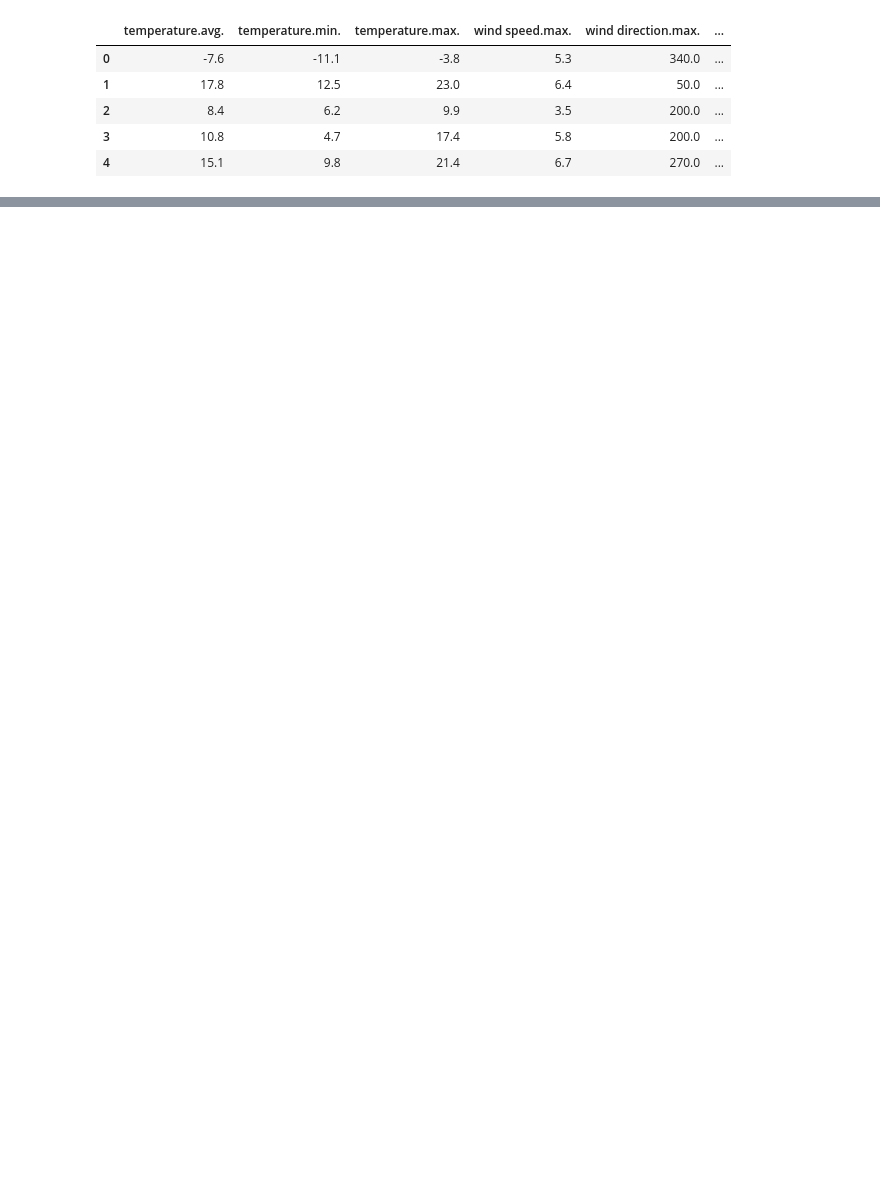
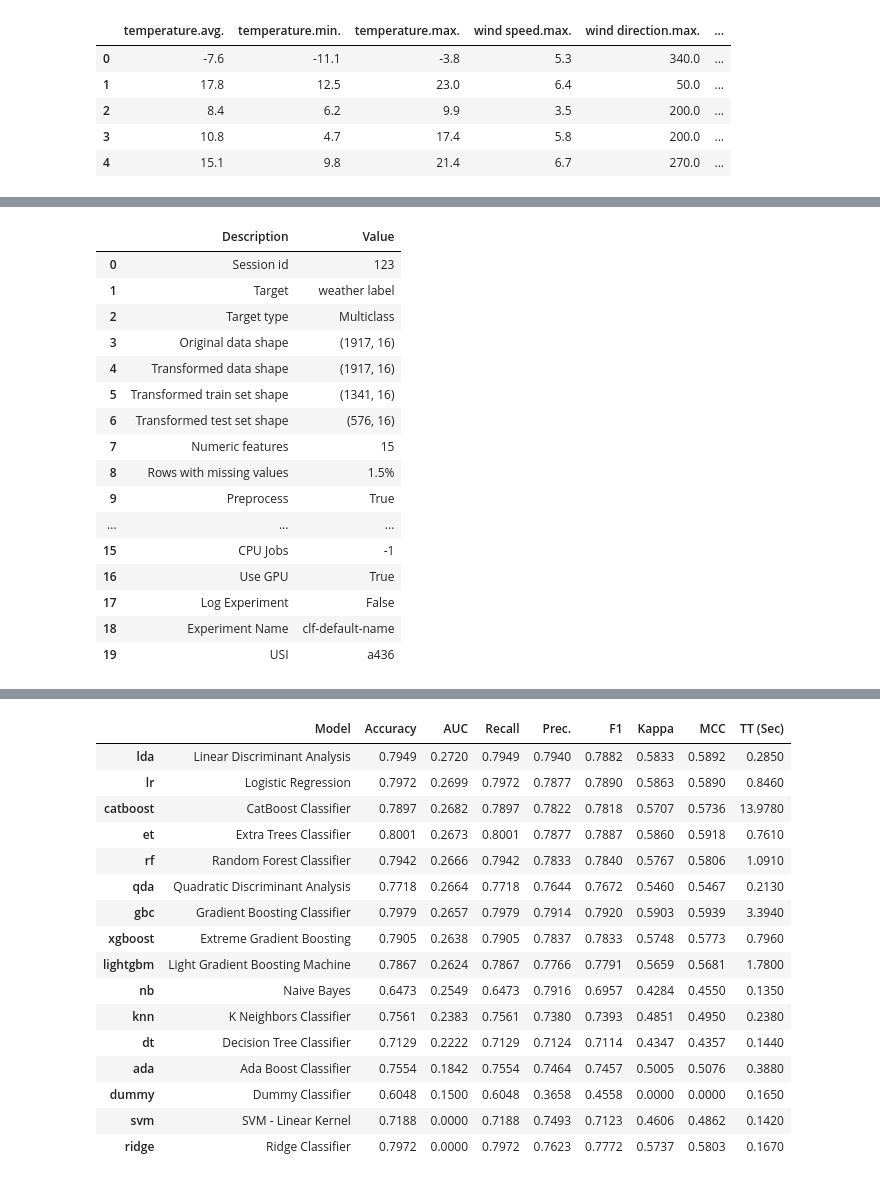
Before and after one commit to hyuntae99/Multivariate-Data-Analysis, a Jupyter notebook: pycaret.ipynb, the cells around one changed output, grey strips where cells are left out. Drawn from its saved outputs; the diff is of its cells as text; code cells hidden in the pictures; blank space fills up the shorter version.

```diff
--- a/pycaret.ipynb
+++ b/pycaret.ipynb
@@ -677,0 +693,26 @@ Fitting 10 folds for each of 10 candidates, totalling 100 fits
+# %%
+from pycaret.classification import *
+train = dataset.sample(frac=0.75, random_state=786) # 데이터 분리
+test = dataset.drop(train.index)
+train.reset_index(inplace=True, drop=True)
+test.reset_index(inplace=True, drop=True)
+exp_clf = setup(data = train, target = 'weather label', session_id=123, use_gpu = True)
+best_model = compare_models(sort="AUC")
+# %% [output]
+|  | Description | Value |
+| 0 | Session id | 123 |
+| 1 | Target | weather label |
+| 2 | Target type | Multiclass |
+| 3 | Original data shape | (1917, 16) |
+| 4 | Transformed data shape | (1917, 16) |
+| 5 | Transformed train set shape | (1341, 16) |
+| 6 | Transformed test set shape | (576, 16) |
+| 7 | Numeric features | 15 |
+| 8 | Rows with missing values | 1.5% |
+| 9 | Preprocess | True |
+| ... | ... | ... |
+| 15 | CPU Jobs | -1 |
+| 16 | Use GPU | True |
+| 17 | Log Experiment | False |
+| 18 | Experiment Name | clf-default-name |
+| 19 | USI | a436 |
@@ -677,0 +720,17 @@ Fitting 10 folds for each of 10 candidates, totalling 100 fits
+|  | Model | Accuracy | AUC | Recall | Prec. | F1 | Kappa | MCC | TT (Sec) |
+| lda | Linear Discriminant Analysis | 0.7949 | 0.2720 | 0.7949 | 0.7940 | 0.7882 | 0.5833 | 0.5892 | 0.2850 |
+| lr | Logistic Regression | 0.7972 | 0.2699 | 0.7972 | 0.7877 | 0.7890 | 0.5863 | 0.5890 | 0.8460 |
+| catboost | CatBoost Classifier | 0.7897 | 0.2682 | 0.7897 | 0.7822 | 0.7818 | 0.5707 | 0.5736 | 13.9780 |
+| et | Extra Trees Classifier | 0.8001 | 0.2673 | 0.8001 | 0.7877 | 0.7887 | 0.5860 | 0.5918 | 0.7610 |
+| rf | Random Forest Classifier | 0.7942 | 0.2666 | 0.7942 | 0.7833 | 0.7840 | 0.5767 | 0.5806 | 1.0910 |
+| qda | Quadratic Discriminant Analysis | 0.7718 | 0.2664 | 0.7718 | 0.7644 | 0.7672 | 0.5460 | 0.5467 | 0.2130 |
+| gbc | Gradient Boosting Classifier | 0.7979 | 0.2657 | 0.7979 | 0.7914 | 0.7920 | 0.5903 | 0.5939 | 3.3940 |
+| xgboost | Extreme Gradient Boosting | 0.7905 | 0.2638 | 0.7905 | 0.7837 | 0.7833 | 0.5748 | 0.5773 | 0.7960 |
+| lightgbm | Light Gradient Boosting Machine | 0.7867 | 0.2624 | 0.7867 | 0.7766 | 0.7791 | 0.5659 | 0.5681 | 1.7800 |
+| nb | Naive Bayes | 0.6473 | 0.2549 | 0.6473 | 0.7916 | 0.6957 | 0.4284 | 0.4550 | 0.1350 |
+| knn | K Neighbors Classifier | 0.7561 | 0.2383 | 0.7561 | 0.7380 | 0.7393 | 0.4851 | 0.4950 | 0.2380 |
+| dt | Decision Tree Classifier | 0.7129 | 0.2222 | 0.7129 | 0.7124 | 0.7114 | 0.4347 | 0.4357 | 0.1440 |
+| ada | Ada Boost Classifier | 0.7554 | 0.1842 | 0.7554 | 0.7464 | 0.7457 | 0.5005 | 0.5076 | 0.3880 |
+| dummy | Dummy Classifier | 0.6048 | 0.1500 | 0.6048 | 0.3658 | 0.4558 | 0.0000 | 0.0000 | 0.1650 |
+| svm | SVM - Linear Kernel | 0.7188 | 0.0000 | 0.7188 | 0.7493 | 0.7123 | 0.4606 | 0.4862 | 0.1420 |
+| ridge | Ridge Classifier | 0.7972 | 0.0000 | 0.7972 | 0.7623 | 0.7772 | 0.5737 | 0.5803 | 0.1670 |
```
Also changed, not shown: parts of 61 cells of this notebook.
